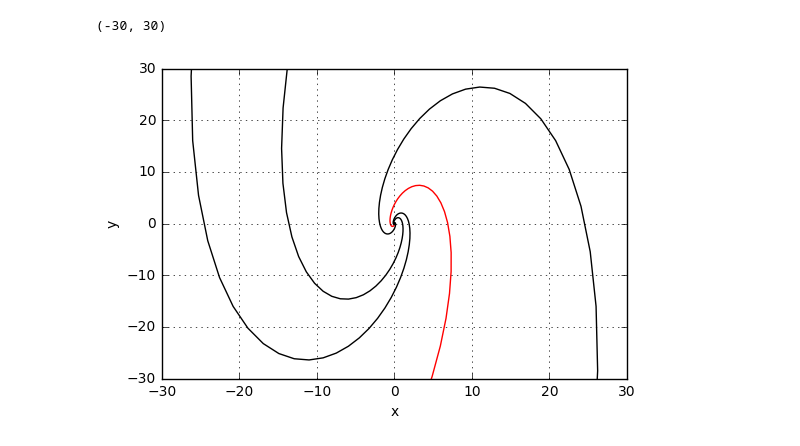
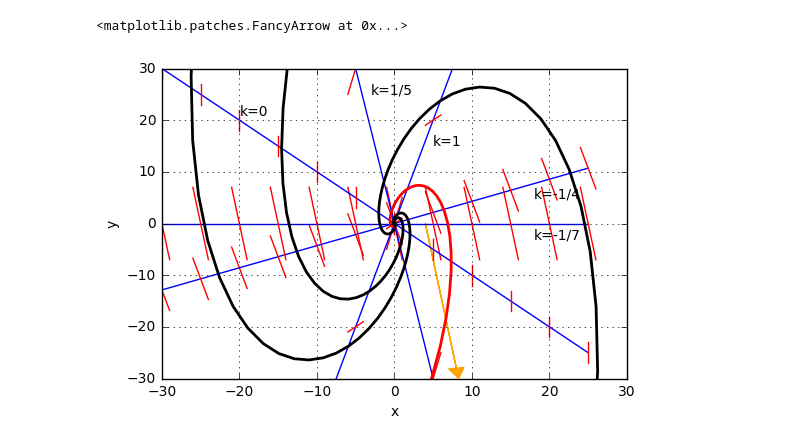
Before and after one commit to EtsuNDmA/stud_tasks, a Jupyter notebook: differential_equation_graphics_vsesdal_882787/difur.ipynb, the cells around one changed output. Saved outputs shown, nothing was run; the diff lists cells and outputs as text; code cells hidden in the pictures.

```diff
--- a/differential_equation_graphics_vsesdal_882787/difur.ipynb
+++ b/differential_equation_graphics_vsesdal_882787/difur.ipynb
@@ -25,25 +164,46 @@ $$
 # %%
 %matplotlib inline
 import matplotlib.pyplot as plt
 import numpy as np
+
+for sk, k, slope, text_x, text_y in zip(
+            ['-1/4', '-1/7', '0', '1/5', '1'],
+            [-1/4, -1/7, 0, 1/5, 1],
+            [3/7, 0, -1, -6, 4],
+            [18, 18, -20, -3, 5],
+            [5, -3, 21, 25, 15],
+        ):
+    x = np.arange(-30,30,5)
+    b, e = x-1, x+1
+    y = slope*x
+    plt.plot(x, y, '-b')
+    plt.text(text_x, text_y, 'k={}'.format(sk))
+    if k==0:
+        plt.plot(np.stack((x,x)), np.stack([2+y, -2+y]), 'r', linewidth=1)
+    else:
+        for xb, xe, yy in zip(b, e, y):
+            plt.plot([xb, xe], [-1/k+yy, 1/k+yy], 'r')
+
 
 C1 = [6, -2, 2, -4]
 C2 = [-2/np.sqrt(6), 2, -2, -4]
 colors = ['red', 'black', 'black', 'black']
 
 t = np.arange(-10,2,0.05)
 for c1, c2, color in zip(C1, C2, colors):
     x = np.exp(2*t)*(c1*np.cos(np.sqrt(6)*t)+c2*np.sin(np.sqrt(6)*t))
     y = np.exp(2*t)*((c1+np.sqrt(6)*c2)*np.cos(np.sqrt(6)*t)+(c2-np.sqrt(6)*c1)*np.sin(np.sqrt(6)*t))
 
-    plt.plot(x, y, color=color)
+    plt.plot(x, y, color=color, linewidth=2)
 plt.grid()
 plt.xlabel('x')
 plt.ylabel('y')
 
 plt.xlim(-30, 30)
 plt.ylim(-30, 30)
+
+plt.arrow(4, 0, 4, -28, head_width=2, head_length=2, fc='orange', ec='orange')
 # plt.plot(x[0], y[0], 'yo')
 # %% [output]
-(-30, 30)
+<matplotlib.patches.FancyArrow at 0x...>
-[figure, old version]
+[figure, new version]
```
Also changed, not shown: parts of 7 cells of this notebook, 27 other files.
